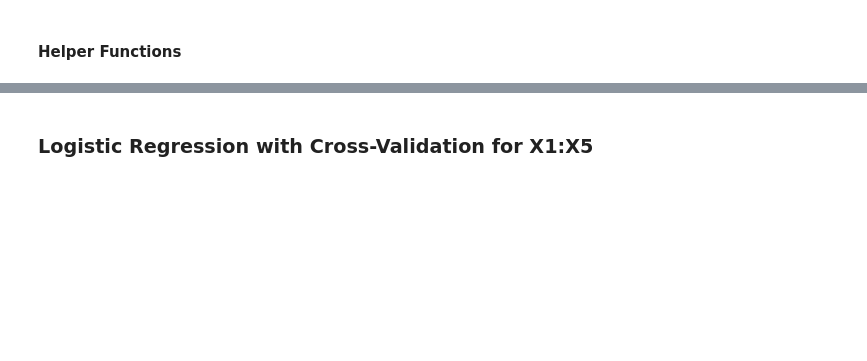
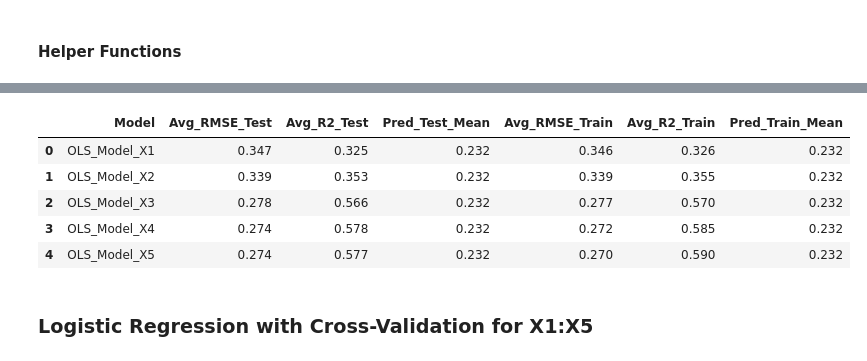
Before and after one commit to 4mbrus/Data-Analysis-3, a Jupyter notebook: Assignment 2/assignment_2.ipynb, the cells around one changed output, grey strips where cells are left out. Cells and saved outputs as stored; diff of their text form; code cells hidden in the pictures; blank space fills up the shorter version.

```diff
--- a/Assignment 2/assignment_2.ipynb
+++ b/Assignment 2/assignment_2.ipynb
@@ -460,26 +419,0 @@ df_train, df_test=train_test_split(firms_df, test_size=smp_size)
-# %%
-rmse_modelx1_test, r2_modelx1_test, pred_modelx1_test = [], [], []
-rmse_modelx1_train, r2_modelx1_train, pred_modelx1_train = [], [], []
-
-
-k = KFold(n_splits=5, shuffle=True, random_state=42)
-
-for train_index, test_index in k.split(firms_df):
-    # Select and add constant to X
-    X_train = sm.add_constant(X1.iloc[train_index])
-    X_test = sm.add_constant(X1.iloc[test_index])
-    y_train, y_test = y.iloc[train_index], y.iloc[test_index]
-
-    # Fit and Predict
-    mod1 = sm.OLS(y_train, X_train).fit()
-    y_pred_test = mod1.predict(X_test) # Use X_test here
-    y_pred_train = mod1.predict(X_train)
-
-    # Store results
-    pred_modelx1_test.append(np.mean(y_pred_test))
-    rmse_modelx1_test.append(np.sqrt(mean_squared_error(y_test, y_pred_test)))
-    r2_modelx1_test.append(r2_score(y_test, y_pred_test))
-
-    pred_modelx1_train.append(np.mean(y_pred_train))
-    rmse_modelx1_train.append(np.sqrt(mean_squared_error(y_train, y_pred_train)))
-    r2_modelx1_train.append(r2_score(y_train, y_pred_train))
@@ -509,3 +478,26 @@ warnings.filterwarnings("ignore")
+# %%
+summary_rows = []
+for name, metrics in results.items():
+    summary_rows.append({
+        'Model': name,
+        'Avg_RMSE_Test': np.mean(metrics['rmse_test']),
+        'Avg_R2_Test': np.mean(metrics['r2_test']),
+        'Pred_Test_Mean': np.mean(metrics['pred_test_mean']),
+        'Avg_RMSE_Train': np.mean(metrics['rmse_train']),
+        'Avg_R2_Train': np.mean(metrics['r2_train']),
+        'Pred_Train_Mean': np.mean(metrics['pred_train_mean'])
+
+    })
+
+summary_df = pd.DataFrame(summary_rows)
+summary_df.round(3)
+# %% [output]
+|  | Model | Avg_RMSE_Test | Avg_R2_Test | Pred_Test_Mean | Avg_RMSE_Train | Avg_R2_Train | Pred_Train_Mean |
+| 0 | OLS_Model_X1 | 0.347 | 0.325 | 0.232 | 0.346 | 0.326 | 0.232 |
+| 1 | OLS_Model_X2 | 0.339 | 0.353 | 0.232 | 0.339 | 0.355 | 0.232 |
+| 2 | OLS_Model_X3 | 0.278 | 0.566 | 0.232 | 0.277 | 0.570 | 0.232 |
+| 3 | OLS_Model_X4 | 0.274 | 0.578 | 0.232 | 0.272 | 0.585 | 0.232 |
+| 4 | OLS_Model_X5 | 0.274 | 0.577 | 0.232 | 0.270 | 0.590 | 0.232 |
 # %% [markdown]
 ### Logistic Regression with Cross-Validation for X1:X5
 # %%
```
Also changed, not shown: parts of 21 cells of this notebook.
